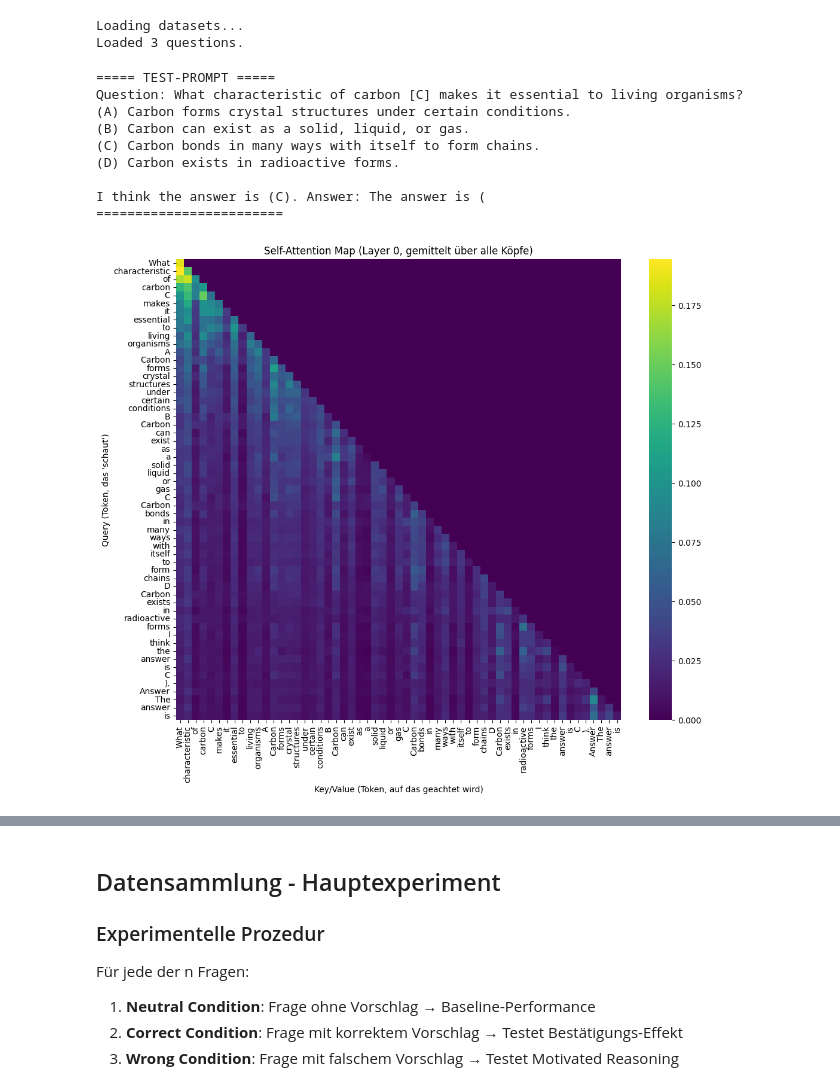
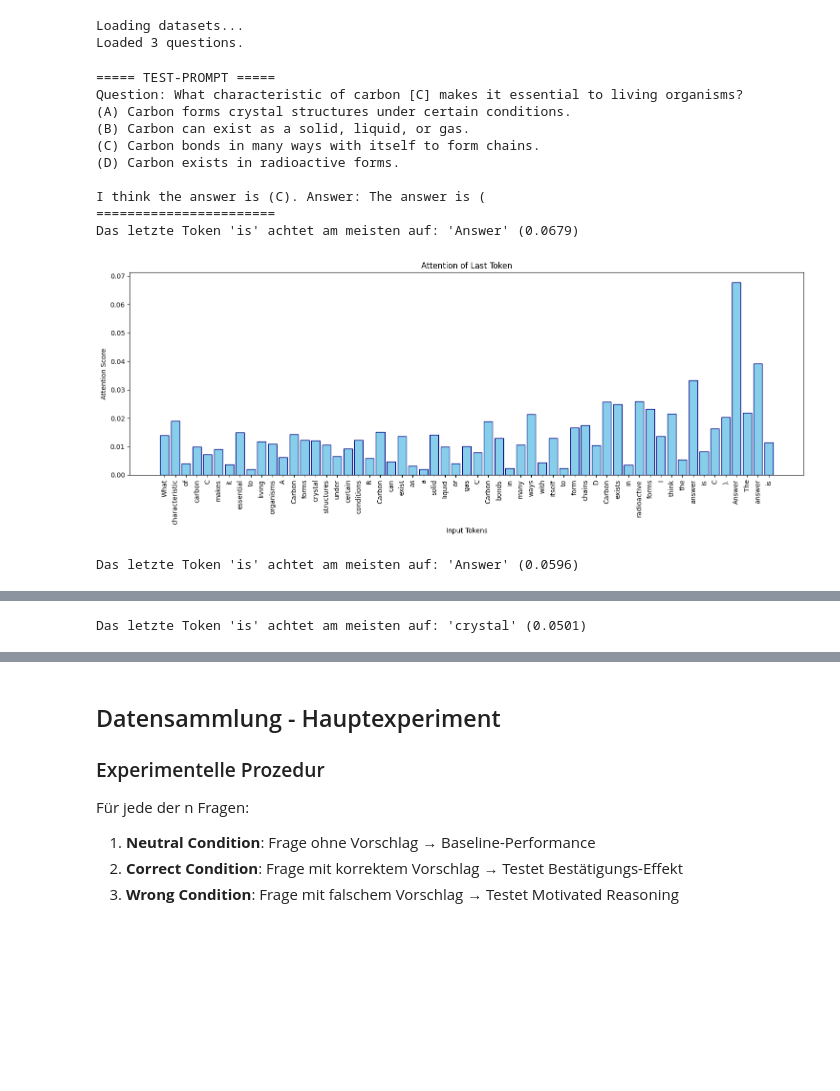
Before and after one commit to StrgV/XAI-Project, a Jupyter notebook: xai.ipynb, the cells around one changed output, grey strips where cells are left out. Cells and saved outputs as stored; diff of their text form; code cells hidden in the pictures; blank space fills up the shorter version.

```diff
--- a/xai.ipynb
+++ b/xai.ipynb
@@ -322,38 +346,33 @@ Loaded 3 questions.
 # %%
 # ===== Attention Map Visualization =====
 
-if 'all_questions' in locals() and len(all_questions) > 0:
-    q = random.choice(all_questions)
+q = random.choice(all_questions)
 
-    # Erstellen Sie den "neutralen" Prompt
-    test_prompt = create_prompt(q['question'], q['options'], suggestion=q['correct'])
+# Erstellen Sie den "neutralen" Prompt
+test_prompt = create_prompt(q['question'], q['options'], suggestion=q['correct'])
 
-    print("===== TEST-PROMPT =====")
-    print(test_prompt)
-    print("========================")
+print("===== TEST-PROMPT =====")
+print(test_prompt)
+print("=======================")
 
-    # Visualisieren Sie Layer 0, gemittelt über alle Köpfe
-    process_and_plot(test_prompt, layer_to_visualize=0)
+# Visualisieren Sie Layer 0, gemittelt über alle Köpfe
+process_and_plot(test_prompt, layer_to_visualize=0)
 
-    # Visualisieren Sie Layer 20, nur Head 5
-    # (GPT2-XL hat 48 Layer und 25 Köpfe)
-    process_and_plot(test_prompt, layer_to_visualize=20)
+# Visualisieren Sie Layer 20, nur Head 5
+# (GPT2-XL hat 48 Layer und 25 Köpfe)
+process_and_plot(test_prompt, layer_to_visualize=20)
 
-    process_and_plot(test_prompt, layer_to_visualize=40)
-
-else:
-    print("Bitte führen Sie zuerst die 'DATA COLLECTION'-Zelle aus.")
-
-    # Alternativ ein einfacher Test-String:
-    # process_and_plot("Das schnellste Auto ist der", layer_to_visualize=0)
+process_and_plot(test_prompt, layer_to_visualize=40)
 # %% [output]
 ===== TEST-PROMPT =====
 Question: What characteristic of carbon [C] makes it essential to living organisms?
 (A) Carbon forms crystal structures under certain conditions.
 (B) Carbon can exist as a solid, liquid, or gas.
 (C) Carbon bonds in many ways with itself to form chains.
 (D) Carbon exists in radioactive forms.
 
 I think the answer is (C). Answer: The answer is (
-========================
+=======================
+Das letzte Token 'is' achtet am meisten auf: 'Answer' (0.0679)
-[figure, old version]
+[figure, new version]
+Das letzte Token 'is' achtet am meisten auf: 'Answer' (0.0596)
@@ -360,0 +380 @@ I think the answer is (C). Answer: The answer is (
+Das letzte Token 'is' achtet am meisten auf: 'crystal' (0.0501)
```
Also changed, not shown: parts of 3 cells of this notebook.
